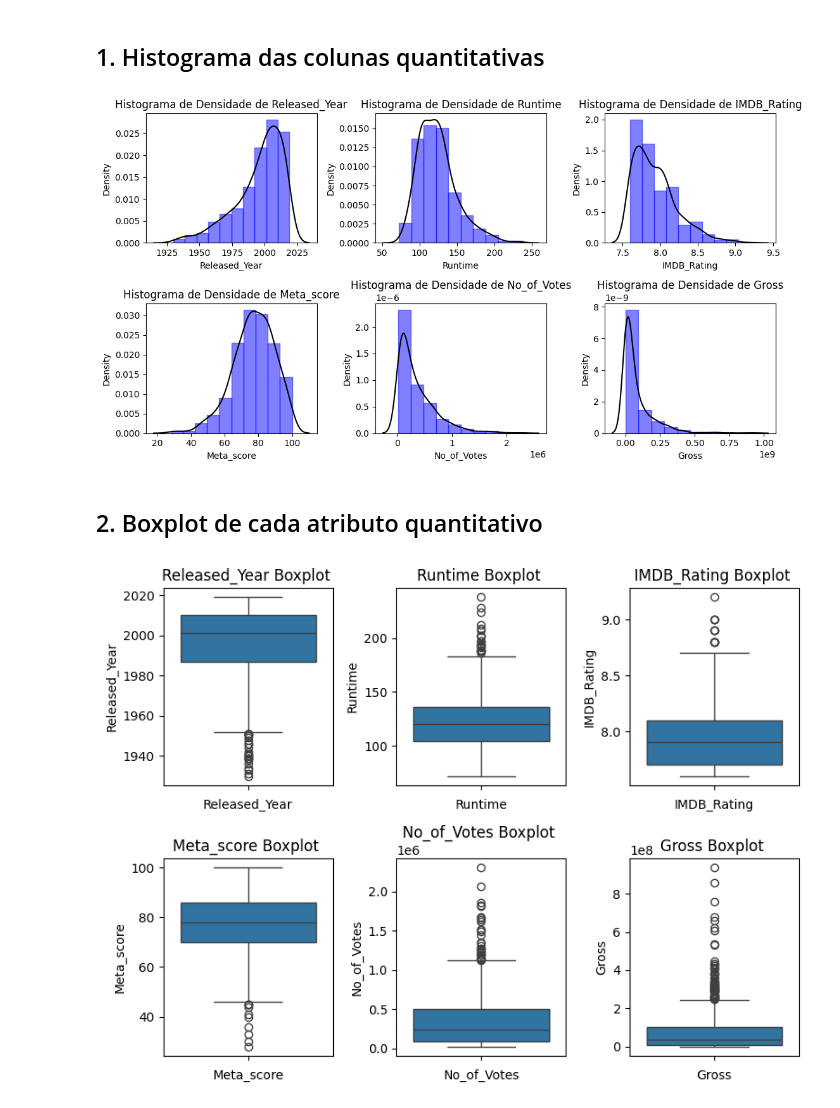
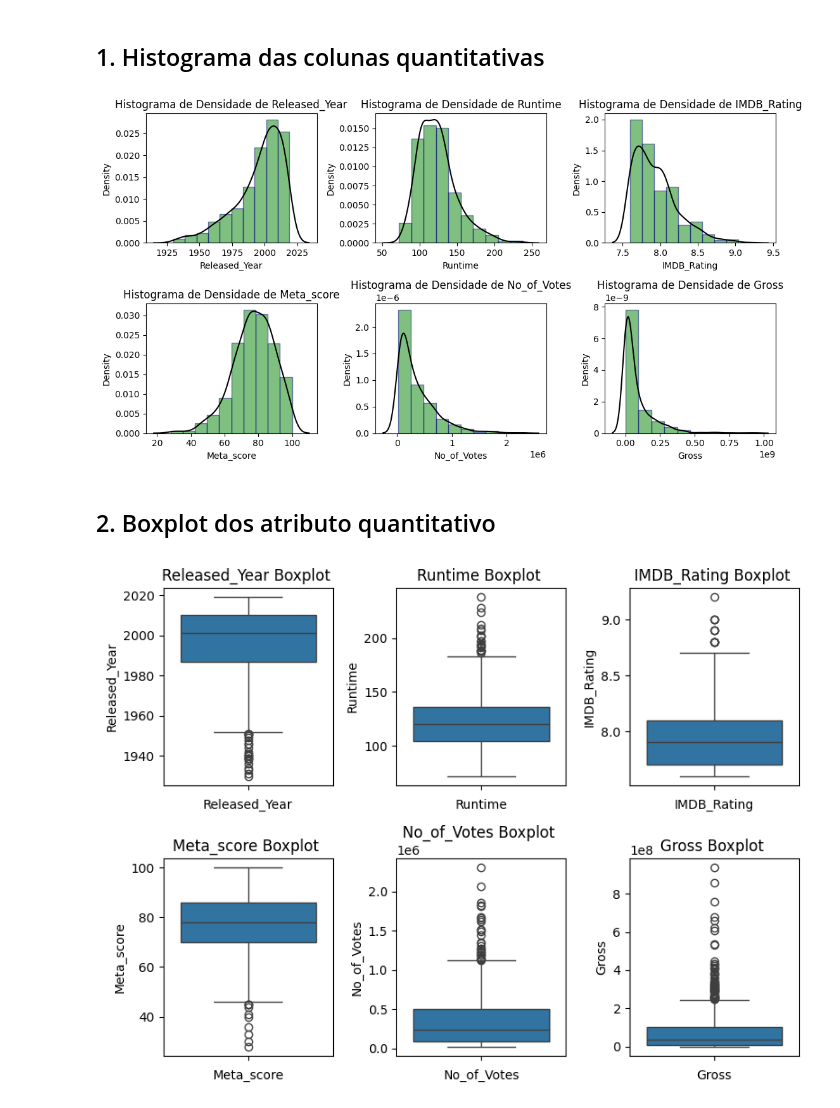
Before and after one commit to rodrigosena17/LH_CD_RodrigoSena, a Jupyter notebook: Jupyter Notebook/LH_CD_RodrigoSena.ipynb, the cells around one changed output. Saved outputs shown, nothing was run; the diff lists cells and outputs as text; code cells hidden in the pictures.

```diff
--- a/Jupyter Notebook/LH_CD_RodrigoSena.ipynb
+++ b/Jupyter Notebook/LH_CD_RodrigoSena.ipynb
@@ -321,19 +332,19 @@ frequencia_stars.iloc[:15]
 # %%
 # Plotando histogramas para fazer a visualização grafica da distribuição de densidade de cada coluna quantitativa do dataset
 plt.figure(figsize=(11,6))
 for n, column in enumerate(colunas_quantitativas, start=1):
     plt.subplot(2,3,n)
-    plt.hist(data = df, x = column, color='blue', histtype='bar', rwidth=2, edgecolor='blue', density=True, alpha=.5)
+    plt.hist(data = df, x = column, color='green', histtype='bar', rwidth=2, edgecolor='navy', density=True, alpha=.5)
     sns.kdeplot(df[column], color='black')
     plt.title(f'Histograma de Densidade de {column}')
     plt.xlabel(column)
 plt.tight_layout()
 plt.savefig('../resultados/Histogramas.png')
 plt.show()
 # %% [output]
-[figure, old version]
+[figure, new version]
 # %% [markdown]
-## 2. Boxplot de cada atributo quantitativo
+## 2. Boxplot dos atributo quantitativo
 # %%
 # Vizualização da distribuição dos percentis e outliers de cada atributo quantitativo
 plt.figure(figsize=(8,6))
```
Also changed, not shown: parts of 34 cells of this notebook, 9 other files.
